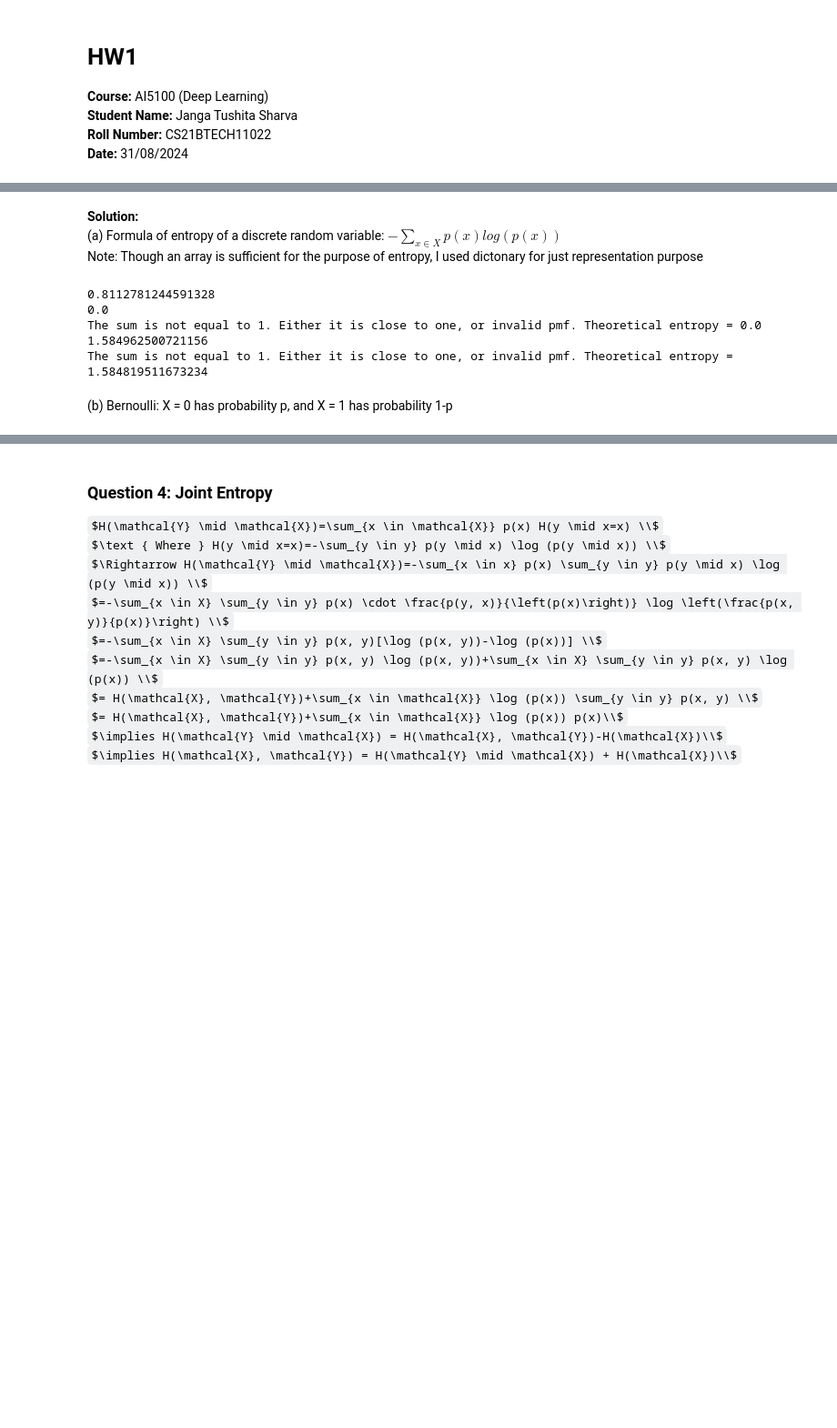
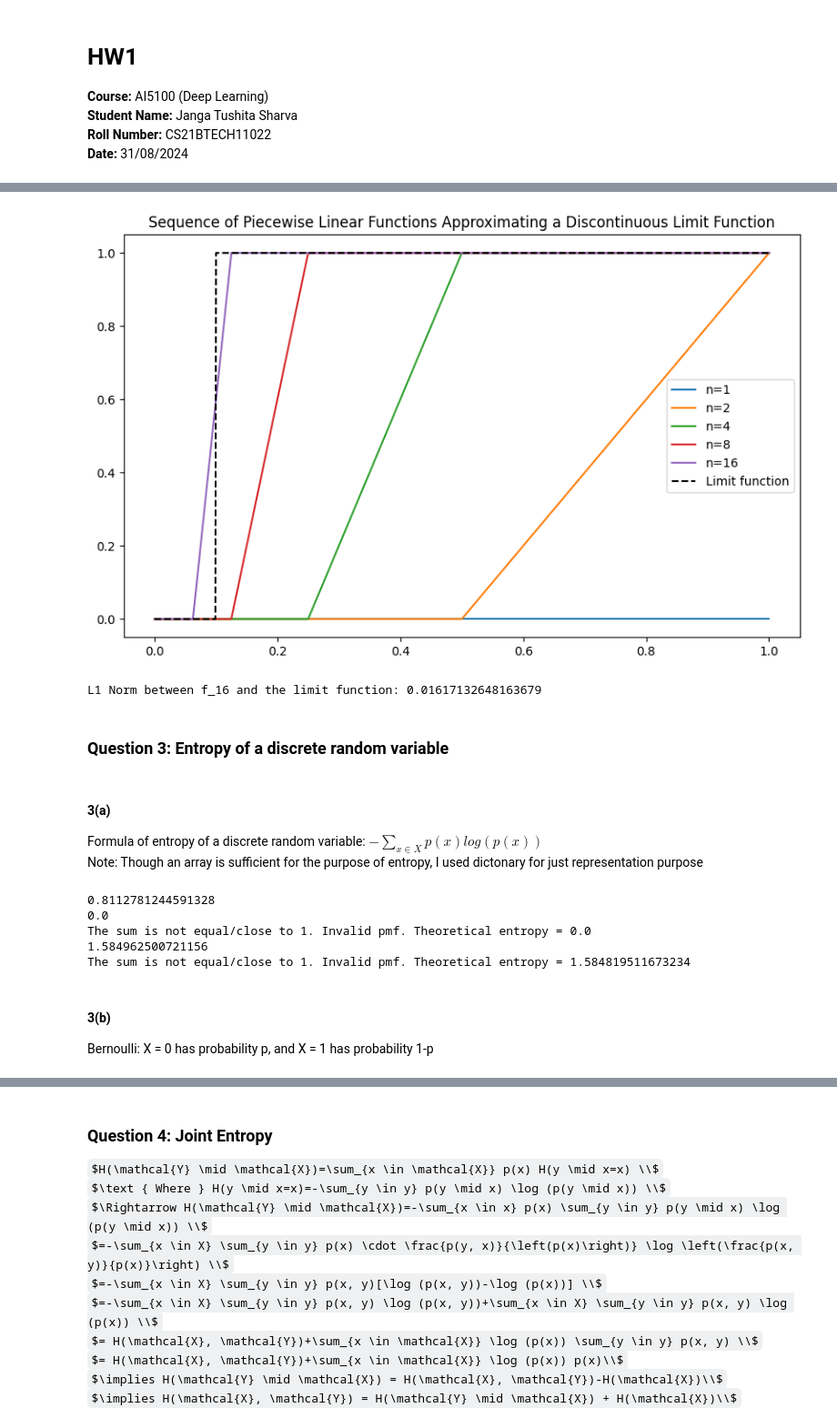
Before and after one commit to TushitaSharva/SEM7, a Jupyter notebook: AI5100/HW1/cs21btech11022-hw1.ipynb, the cells around one changed output, grey strips where cells are left out. Shown at 91% size. Saved outputs shown, nothing was run; the diff lists cells and outputs as text; code cells hidden in the pictures; some formulas as TeX source; blank space fills up the shorter version.

Commit message:
2nd question to be done

```diff
--- a/AI5100/HW1/cs21btech11022-hw1.ipynb
+++ b/AI5100/HW1/cs21btech11022-hw1.ipynb
@@ -63,14 +61,56 @@ $f\left(\frac{x_1 + x_2}{2}\right) \ge \frac{f(x_1)}{2} + \frac{f(x_2)}{2}$
+# %%
+import numpy as np
+import matplotlib.pyplot as plt
+
+# Define the sequence of functions f_n(x)
+def f_n(x, n):
+    return np.where(x <= 1/n, 0,
+                    np.where(x <= 2/n, n * (x - 1/n),
+                             1))
+
+# Define the L1 norm function
+def L1_norm(f_n_values, limit_values, x):
+    return np.trapz(np.abs(f_n_values - limit_values), x)
+
+# Define the interval
+x = np.linspace(0, 1, 1000)
+
+# Plot functions for different n
+fig, ax = plt.subplots(figsize=(10, 6))
+for n in [1, 2, 4, 8, 16]:
+    ax.plot(x, f_n(x, n), label=f'n={n}')
+
+# Add the limit function
+# The limit function approaches a step function with a discontinuity at x = 2/n
+limit_function = np.where(x < 0.1, 0, 1)  # 0.1 is an arbitrary threshold for visualization
+ax.plot(x, limit_function, 'k--', label='Limit function')
+
+ax.set_title("Sequence of Piecewise Linear Functions Approximating a Discontinuous Limit Function")
+ax.legend()
+plt.show()
+
+# Calculate and print L1 norm between f_16 and the limit function
+n = 16
+f_n_values = f_n(x, n)
+limit_values = np.where(x < 0.1, 0, 1)  # Adjust threshold for visualization
+l1_norm = L1_norm(f_n_values, limit_values, x)
+print(f"L1 Norm between f_16 and the limit function: {l1_norm}")
+# %% [output]
+[figure, added]
+L1 Norm between f_16 and the limit function: 0.01617132648163679
+# %% [markdown]
+### **Question 3**: Entropy of a discrete random variable
 # %% [markdown]
-**Solution:**
-(a) Formula of entropy of a discrete random variable: $-\sum_{x \in X} p(x) log (p(x))$
+#### 3(a)
+Formula of entropy of a discrete random variable: $-\sum_{x \in X} p(x) log (p(x))$
 Note: Though an array is sufficient for the purpose of entropy, I used dictonary for just representation purpose
 # %%
 import numpy as np
 
 def find_entropy_discrete(pmf):
     entropy = 0.0
-    if sum(pmf.values()) != 1:
-        print("The sum is not equal to 1. Either it is close to one, or invalid pmf. Theoretical entropy = ", end="")
+    if not np.isclose(sum(pmf.values()), 1):
+        print("The sum is not equal/close to 1. Invalid pmf. Theoretical entropy = ", end="")
     for probability in pmf.values():
         if(probability != 0):
             entropy -= probability * np.log2(probability)
@@ -93,8 +133,9 @@ print(find_entropy_discrete(pmf5))
 # %% [output]
 0.8112781244591328
 0.0
-The sum is not equal to 1. Either it is close to one, or invalid pmf. Theoretical entropy = 0.0
+The sum is not equal/close to 1. Invalid pmf. Theoretical entropy = 0.0
 1.584962500721156
-The sum is not equal to 1. Either it is close to one, or invalid pmf. Theoretical entropy = 1.584819511673234
+The sum is not equal/close to 1. Invalid pmf. Theoretical entropy = 1.584819511673234
 # %% [markdown]
-(b) Bernoulli: X = 0 has probability p, and X = 1 has probability 1-p
+#### 3(b)
+Bernoulli: X = 0 has probability p, and X = 1 has probability 1-p
```
Also changed, not shown: parts of 56 cells of this notebook.
